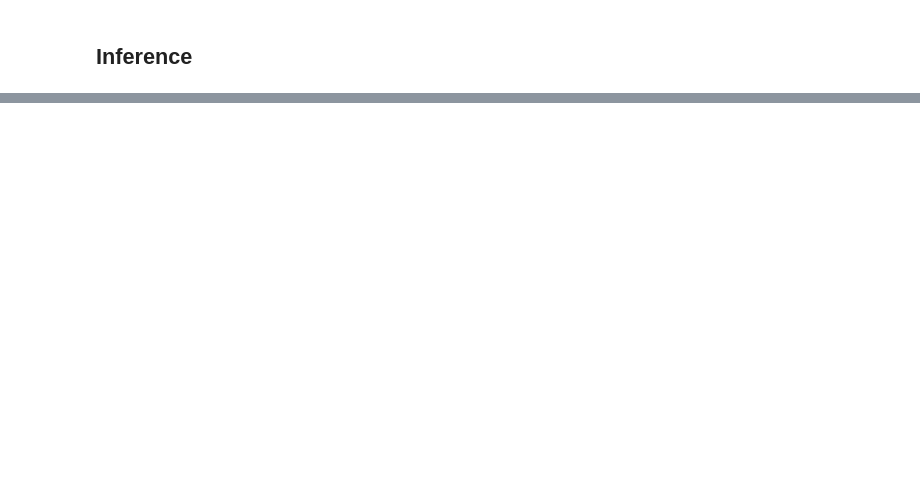
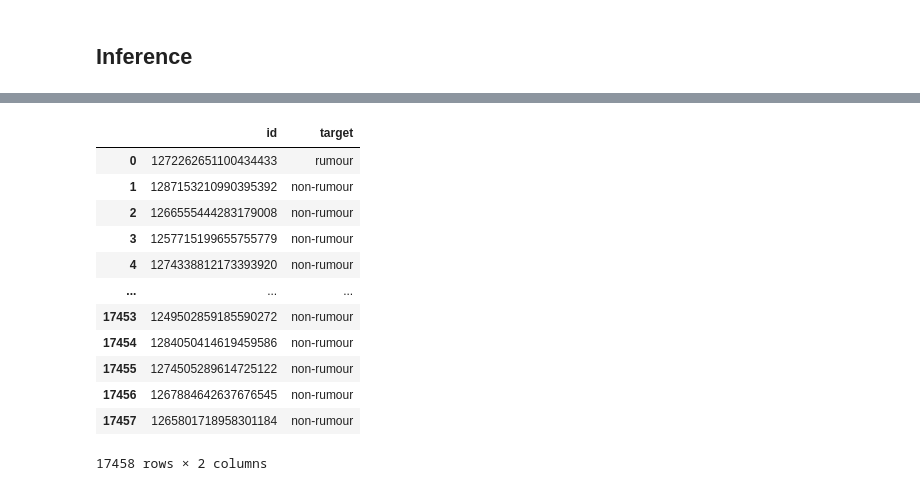
Before and after one commit to Bachfischer/COMP90042-Rumour-Detection-on-Twitter, a Jupyter notebook: src/01_rumour_detection_bertweet.ipynb, the cells around one changed output, grey strips where cells are left out. Drawn from its saved outputs; the diff is of its cells as text; code cells hidden in the pictures; blank space fills up the shorter version.

```diff
--- a/src/01_rumour_detection_bertweet.ipynb
+++ b/src/01_rumour_detection_bertweet.ipynb
@@ -555,0 +661,8 @@ with open('test-output_v27.json', 'w') as f:
+# %%
+result = predict(model,covid_dataloader)
+# %%
+from scipy.special import softmax
+
+pred_labels = np.argmax(result, axis = 1)
+
+pred_scores = softmax(result, axis=1)[:, 1]
@@ -555,0 +673,19 @@ with open('test-output_v27.json', 'w') as f:
+# %%
+predicted_labels = [convert_prediction(pred) for pred in pred_labels]
+
+output = pd.DataFrame({'id':covid_df.id,'target':predicted_labels})
+output
+# %% [output]
+|  | id | target |
+| 0 | 1272262651100434433 | rumour |
+| 1 | 1287153210990395392 | non-rumour |
+| 2 | 1266555444283179008 | non-rumour |
+| 3 | 1257715199655755779 | non-rumour |
+| 4 | 1274338812173393920 | non-rumour |
+| ... | ... | ... |
+| 17453 | 1249502859185590272 | non-rumour |
+| 17454 | 1284050414619459586 | non-rumour |
+| 17455 | 1274505289614725122 | non-rumour |
+| 17456 | 1267884642637676545 | non-rumour |
+| 17457 | 1265801718958301184 | non-rumour |
+17458 rows × 2 columns
```
Also changed, not shown: parts of 25 cells of this notebook.
